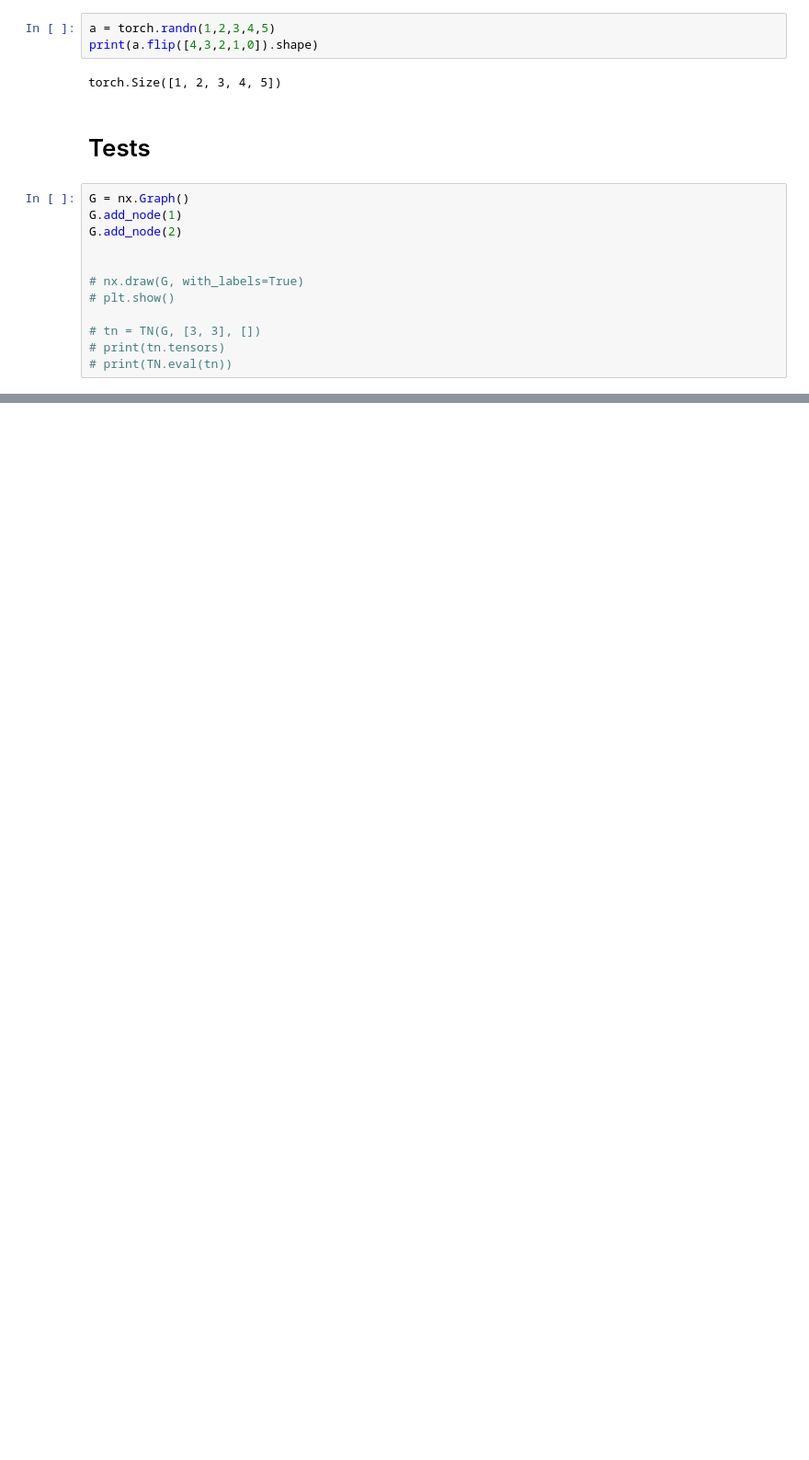
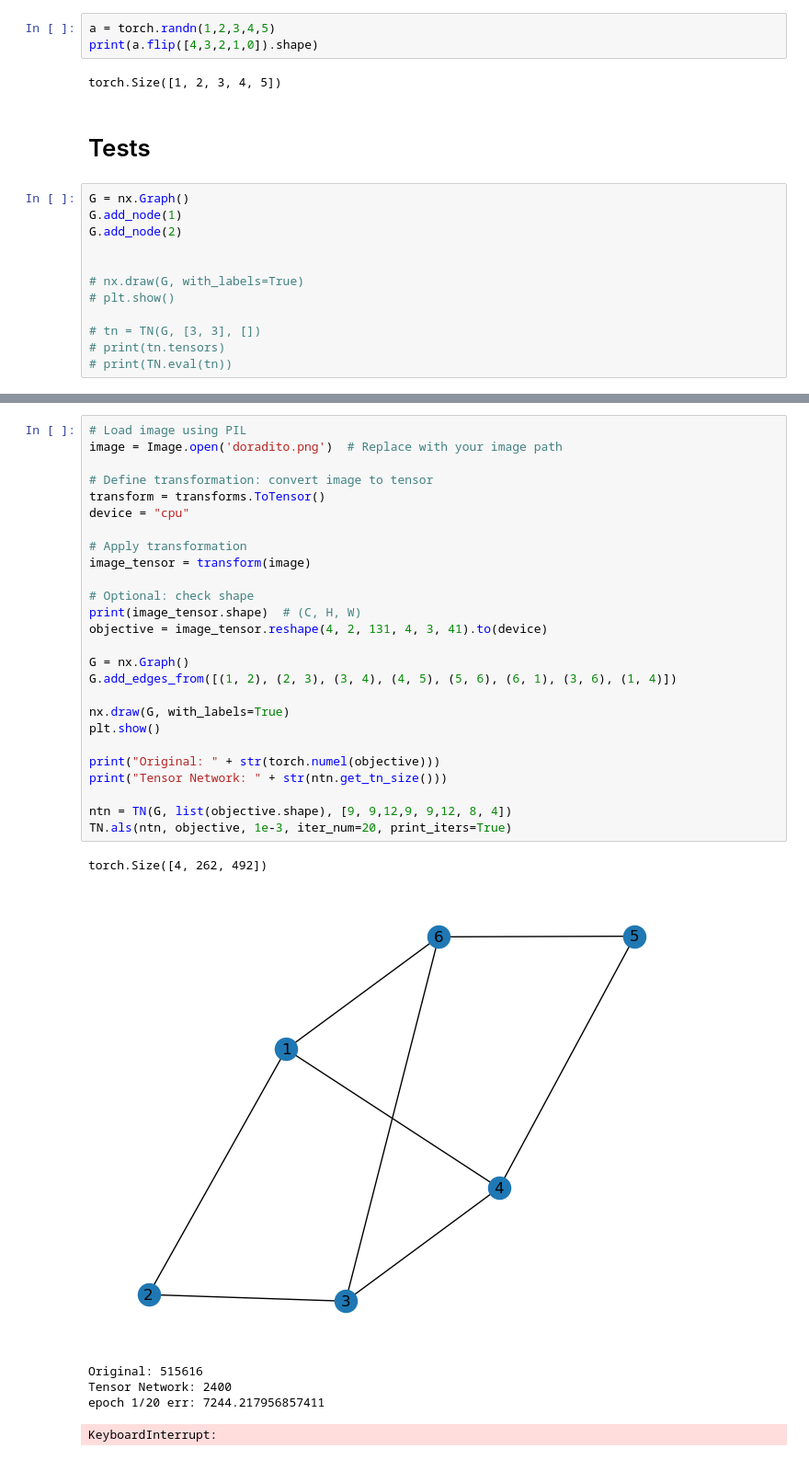
Before and after one commit to BinarySandia04/TFG, a Jupyter notebook: testo.ipynb, the cells around one changed output, grey strips where cells are left out. Shown at 92% size. Saved outputs shown, nothing was run; the diff lists cells and outputs as text; blank space fills up the shorter version.

```diff
--- a/testo.ipynb
+++ b/testo.ipynb
@@ -390,0 +443,33 @@ Rel error: 8.992486564253363e-06
+# %%
+# Load image using PIL
+image = Image.open('doradito.png')  # Replace with your image path
+
+# Define transformation: convert image to tensor
+transform = transforms.ToTensor()
+device = "cpu"
+
+# Apply transformation
+image_tensor = transform(image)
+
+# Optional: check shape
+print(image_tensor.shape)  # (C, H, W)
+objective = image_tensor.reshape(4, 2, 131, 4, 3, 41).to(device)
+
+G = nx.Graph()
+G.add_edges_from([(1, 2), (2, 3), (3, 4), (4, 5), (5, 6), (6, 1), (3, 6), (1, 4)])
+
+nx.draw(G, with_labels=True)
+plt.show()
+
+print("Original: " + str(torch.numel(objective)))
+print("Tensor Network: " + str(ntn.get_tn_size()))
+
+ntn = TN(G, list(objective.shape), [9, 9,12,9, 9,12, 8, 4])
+TN.als(ntn, objective, 1e-3, iter_num=20, print_iters=True)
+# %% [output]
+torch.Size([4, 262, 492])
+[figure, added]
+Original: 515616
+Tensor Network: 2400
+epoch 1/20 err: 7244.217956857411
+KeyboardInterrupt:
```
Also changed, not shown: parts of 7 cells of this notebook, 7 other files.
